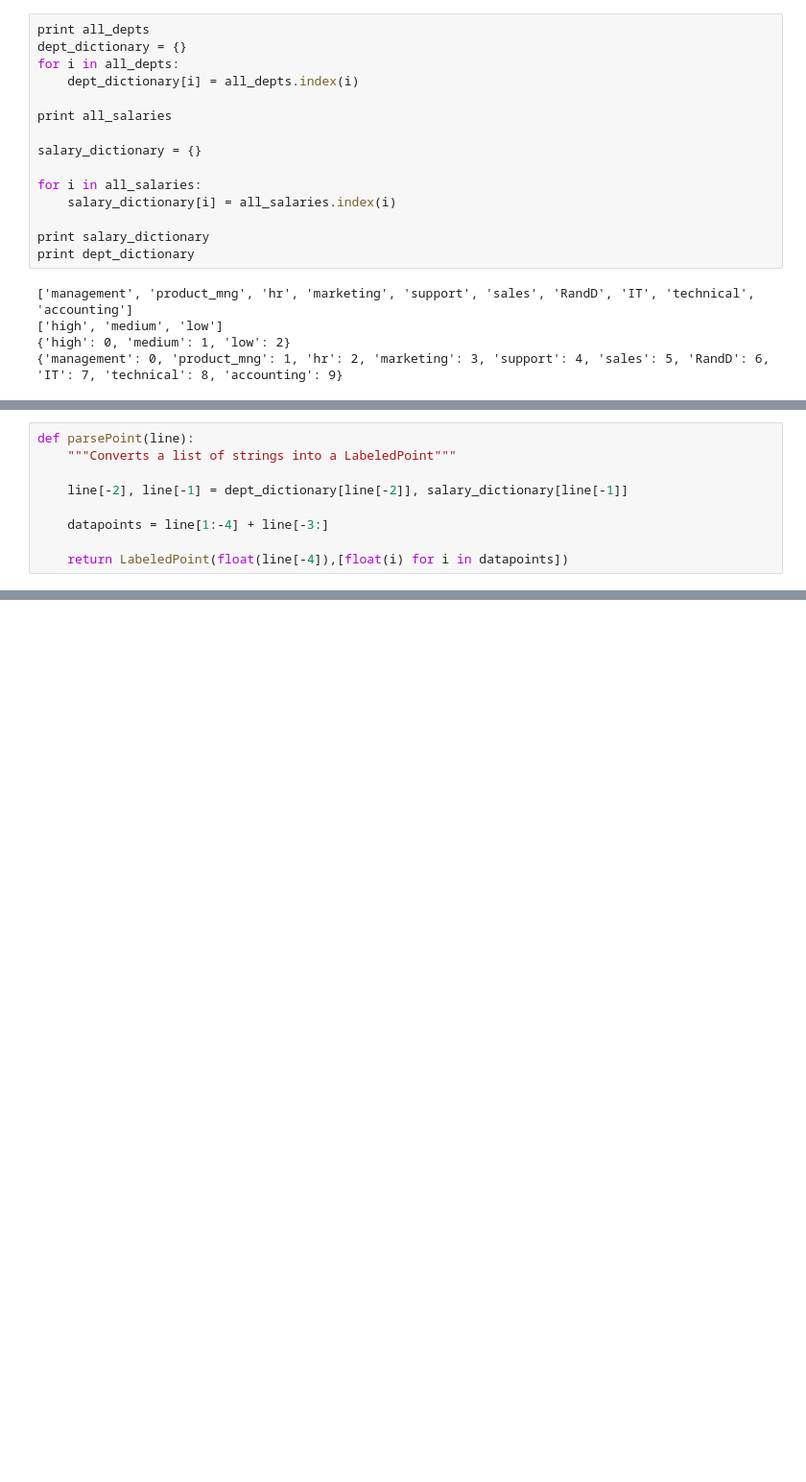
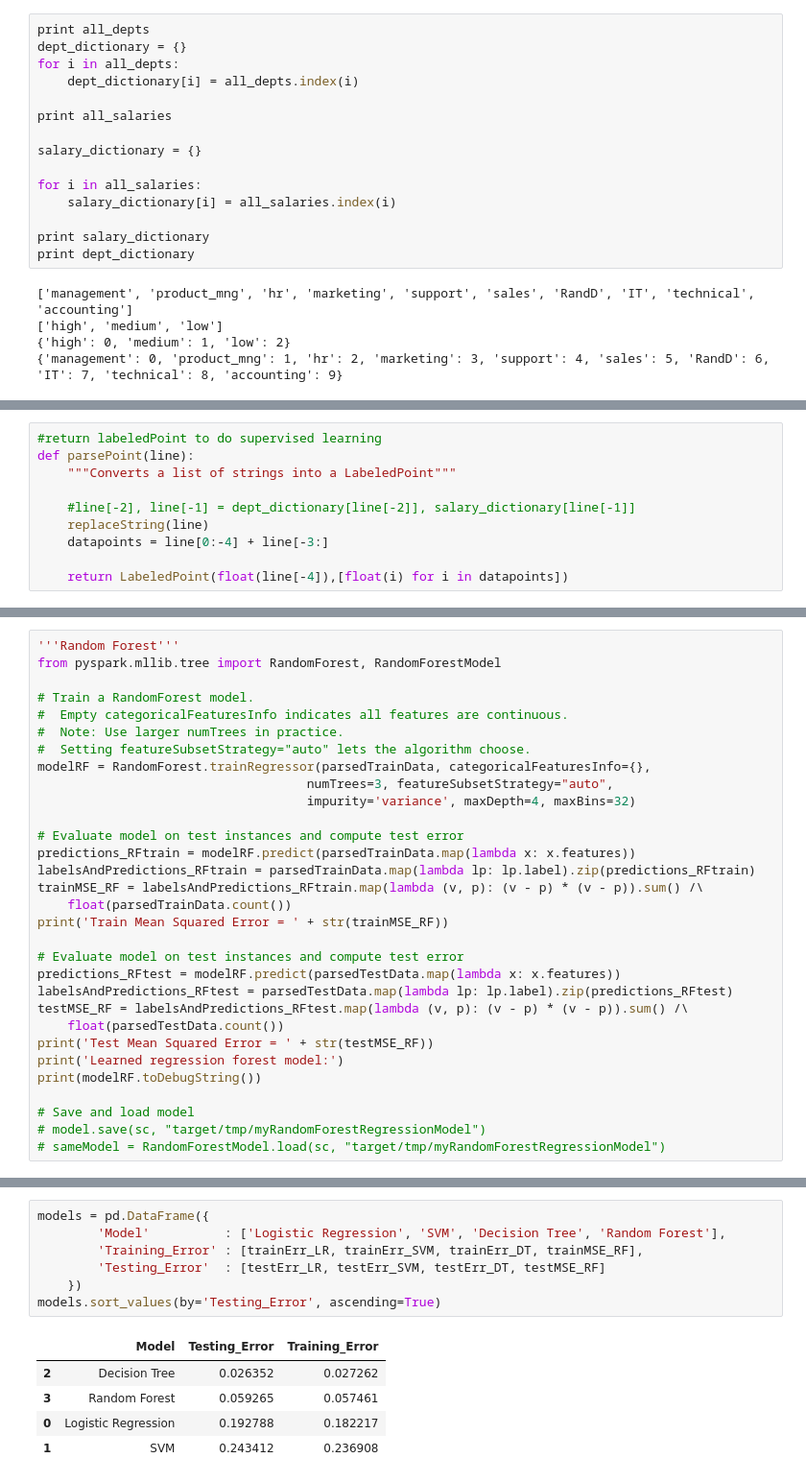
Before and after one commit to kkgoswami/humanResourceAnalytics, a Jupyter notebook: hr.ipynb, the cells around one changed output, grey strips where cells are left out. Shown at 96% size. Cells and saved outputs as stored; diff of their text form; blank space fills up the shorter version.

Commit message:
SVM, Decision Tree, Random Tree

```diff
--- a/hr.ipynb
+++ b/hr.ipynb
@@ -55,10 +142,11 @@ print dept_dictionary
 # %%
+#return labeledPoint to do supervised learning
 def parsePoint(line):
     """Converts a list of strings into a LabeledPoint"""
 
-    line[-2], line[-1] = dept_dictionary[line[-2]], salary_dictionary[line[-1]]
-
-    datapoints = line[1:-4] + line[-3:]
+    #line[-2], line[-1] = dept_dictionary[line[-2]], salary_dictionary[line[-1]]
+    replaceString(line)
+    datapoints = line[0:-4] + line[-3:]
 
     return LabeledPoint(float(line[-4]),[float(i) for i in datapoints])
 # %%
@@ -98,0 +269,31 @@ NameError: name 'p' is not defined
+# %%
+'''Random Forest'''
+from pyspark.mllib.tree import RandomForest, RandomForestModel
+
+# Train a RandomForest model.
+#  Empty categoricalFeaturesInfo indicates all features are continuous.
+#  Note: Use larger numTrees in practice.
+#  Setting featureSubsetStrategy="auto" lets the algorithm choose.
+modelRF = RandomForest.trainRegressor(parsedTrainData, categoricalFeaturesInfo={},
+                                    numTrees=3, featureSubsetStrategy="auto",
+                                    impurity='variance', maxDepth=4, maxBins=32)
+
+# Evaluate model on test instances and compute test error
+predictions_RFtrain = modelRF.predict(parsedTrainData.map(lambda x: x.features))
+labelsAndPredictions_RFtrain = parsedTrainData.map(lambda lp: lp.label).zip(predictions_RFtrain)
+trainMSE_RF = labelsAndPredictions_RFtrain.map(lambda (v, p): (v - p) * (v - p)).sum() /\
+    float(parsedTrainData.count())
+print('Train Mean Squared Error = ' + str(trainMSE_RF))
+
+# Evaluate model on test instances and compute test error
+predictions_RFtest = modelRF.predict(parsedTestData.map(lambda x: x.features))
+labelsAndPredictions_RFtest = parsedTestData.map(lambda lp: lp.label).zip(predictions_RFtest)
+testMSE_RF = labelsAndPredictions_RFtest.map(lambda (v, p): (v - p) * (v - p)).sum() /\
+    float(parsedTestData.count())
+print('Test Mean Squared Error = ' + str(testMSE_RF))
+print('Learned regression forest model:')
+print(modelRF.toDebugString())
+
+# Save and load model
+# model.save(sc, "target/tmp/myRandomForestRegressionModel")
+# sameModel = RandomForestModel.load(sc, "target/tmp/myRandomForestRegressionModel")
@@ -98,0 +318,13 @@ NameError: name 'p' is not defined
+# %%
+models = pd.DataFrame({
+        'Model'          : ['Logistic Regression', 'SVM', 'Decision Tree', 'Random Forest'],
+        'Training_Error' : [trainErr_LR, trainErr_SVM, trainErr_DT, trainMSE_RF],
+        'Testing_Error'  : [testErr_LR, testErr_SVM, testErr_DT, testMSE_RF]
+    })
+models.sort_values(by='Testing_Error', ascending=True)
+# %% [output]
+|  | Model | Testing_Error | Training_Error |
+| 2 | Decision Tree | 0.026352 | 0.027262 |
+| 3 | Random Forest | 0.059265 | 0.057461 |
+| 0 | Logistic Regression | 0.192788 | 0.182217 |
+| 1 | SVM | 0.243412 | 0.236908 |
```
Also changed, not shown: parts of 15 cells of this notebook.
